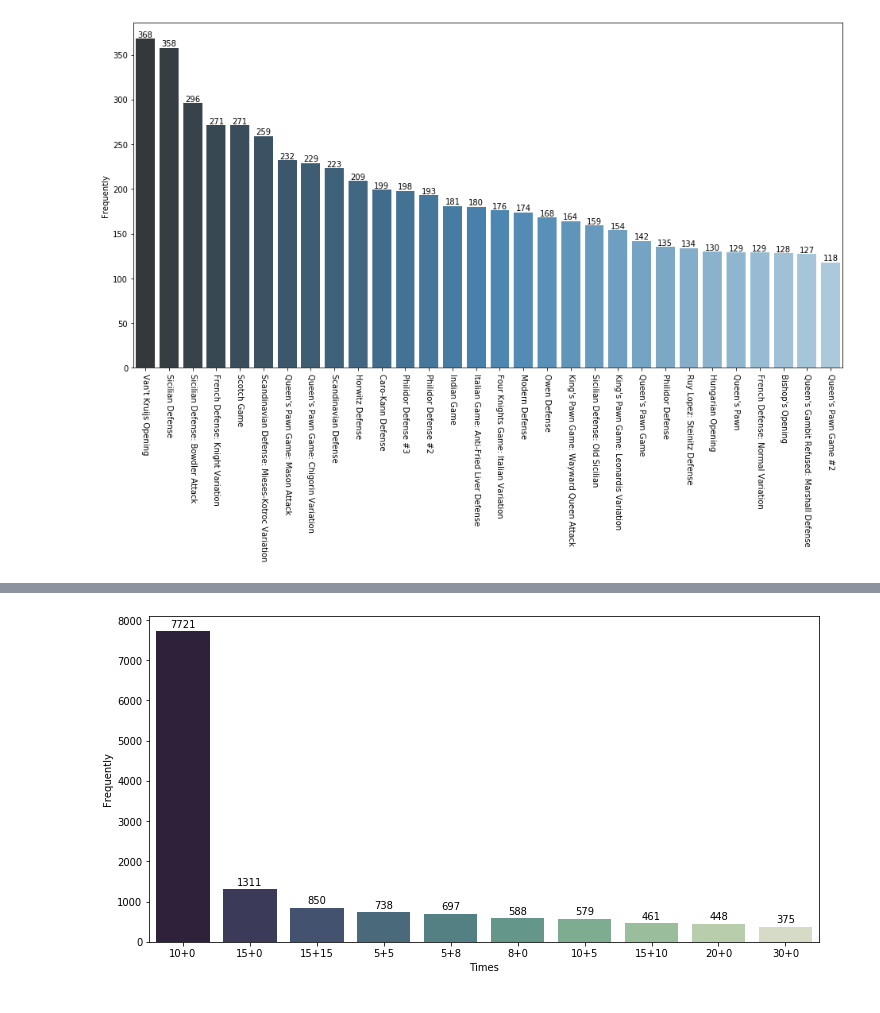
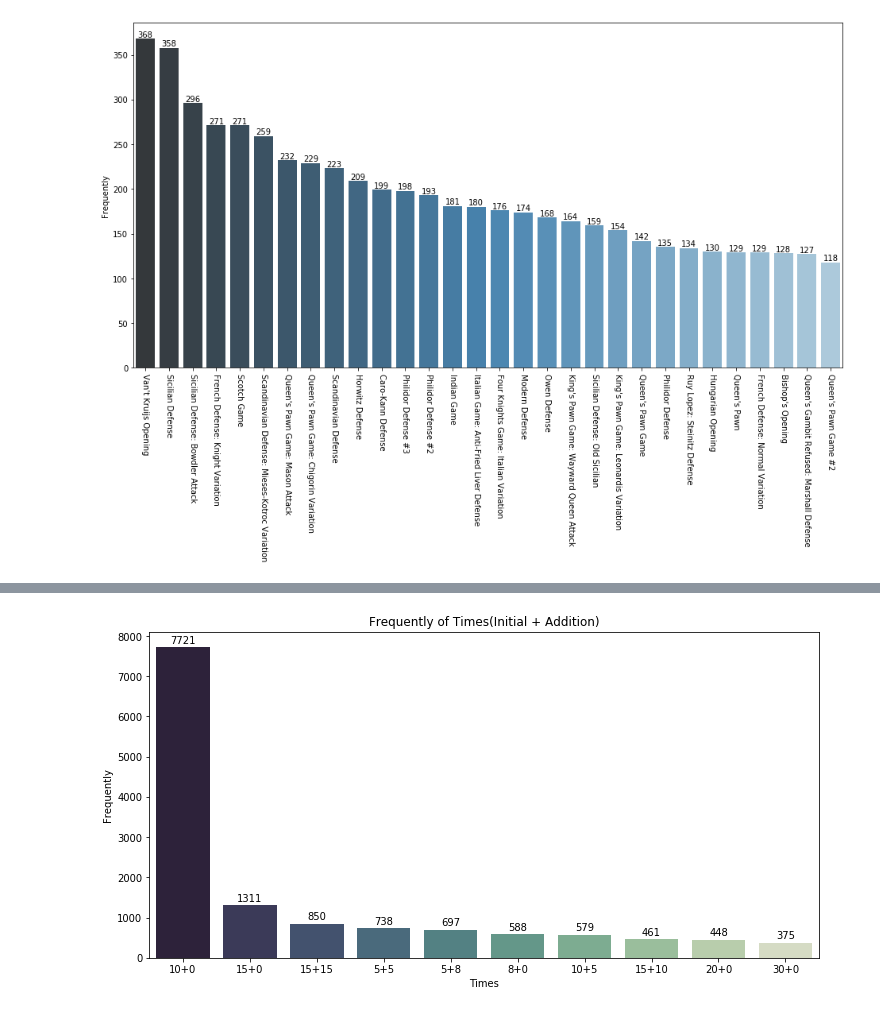
Before and after one commit to SoroushGhaderi/Lichess_Data_Analysis, a Jupyter notebook: Chess_Data_Analysis.ipynb, the cells around one changed output, grey strips where cells are left out. Cells and saved outputs as stored; diff of their text form; code cells hidden in the pictures.

```diff
--- a/Chess_Data_Analysis.ipynb
+++ b/Chess_Data_Analysis.ipynb
@@ -120,6 +149,35 @@ for key, value in chess["increment_code"].items():
     chess.loc[key, "initial_time"] = value.split("+")[0]
     chess.loc[key, "addition_time"] = value.split("+")[1]
 # %%
-# change type of initial_time and addition_time from string to integer
+# change type of initial_time and addition_time from string to integer,
+# then count of top 10 of frequently
 chess["initial_time"] = chess["initial_time"].astype("int")
+frequently_initial_time = chess["initial_time"].value_counts().nlargest(10)
 chess["addition_time"] = chess["addition_time"].astype("int")
+frequently_addition_time = chess["addition_time"].value_counts().nlargest(10)
+# %%
+fig, axis = plt.subplots(1,2,figsize=(18,6))
+# left plot
+initial= sns.barplot(x= frequently_initial_time.index, y= frequently_initial_time.values,
+                   palette= sns.cubehelix_palette(10, start=.5, rot=-.75, reverse= True), ax=axis[0])
+initial.set_xlabel("Times")
+initial.set_ylabel("Frequently")
+initial.set_title("Frequently of Initial Time")
+# write number of occures each column on bars
+for p in initial.patches:
+    height = p.get_height()
+    text = str(int(height))
+    initial.text(p.get_x()+p.get_width()/2,height + 100 ,text,ha="center")
+# right plot
+addition= sns.barplot(x= frequently_addition_time.index, y= frequently_addition_time.values,
+                   palette= sns.cubehelix_palette(10, start=.5, rot=-.75, reverse= True), ax=axis[1])
+addition.set_xlabel("Times")
+addition.set_ylabel("Frequently")
+addition.set_title("Frequently of Addition Time")
+# write number of occures each column on bars
+for p in addition.patches:
+    height = p.get_height()
+    text = str(int(height))
+    addition.text(p.get_x()+p.get_width()/2,height + 100 ,text,ha="center")
+# show both of them
+plt.show()
@@ -126,17 +186,18 @@ chess["addition_time"] = chess["addition_time"].astype("int")
 # %%
 # top 10 of most played times
-frequently_initial_time = chess["increment_code"].value_counts().nlargest(10)
+frequently_increment_time = chess["increment_code"].value_counts().nlargest(10)
 # %%
 plt.figure(figsize= (12,6))
-times= sns.barplot(x= frequently_initial_time.index, y= frequently_initial_time.values,
+times= sns.barplot(x= frequently_increment_time.index, y= frequently_increment_time.values,
                    palette= sns.cubehelix_palette(10, start=.5, rot=-.75, reverse= True) )
 plt.xlabel("Times")
 plt.ylabel("Frequently")
+plt.title("Frequently of Times (Initial + Addition)")
 # write number of occures each column on bars
 for p in times.patches:
     height = p.get_height()
     text = str(int(height))
     times.text(p.get_x()+p.get_width()/2,height + 100 ,text,ha="center")
 plt.show()
 # %% [output]
-[figure, old version]
+[figure, new version]
```
Also changed, not shown: parts of 5 cells of this notebook.
